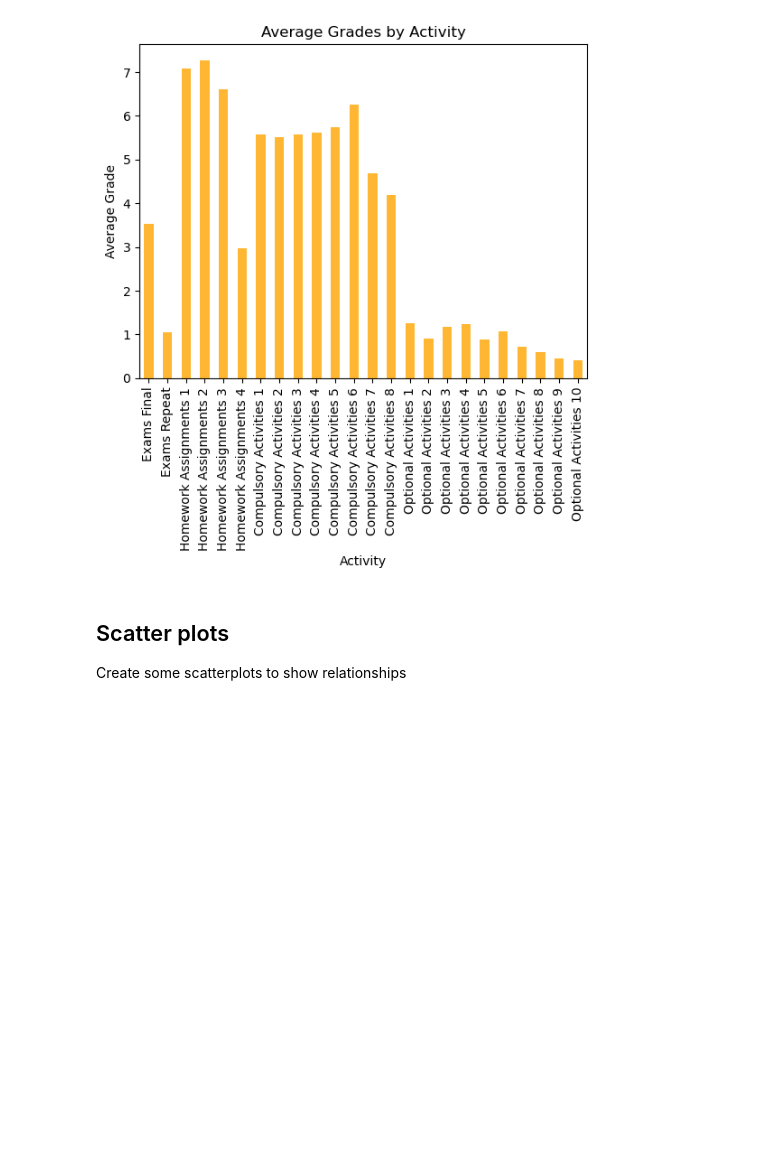
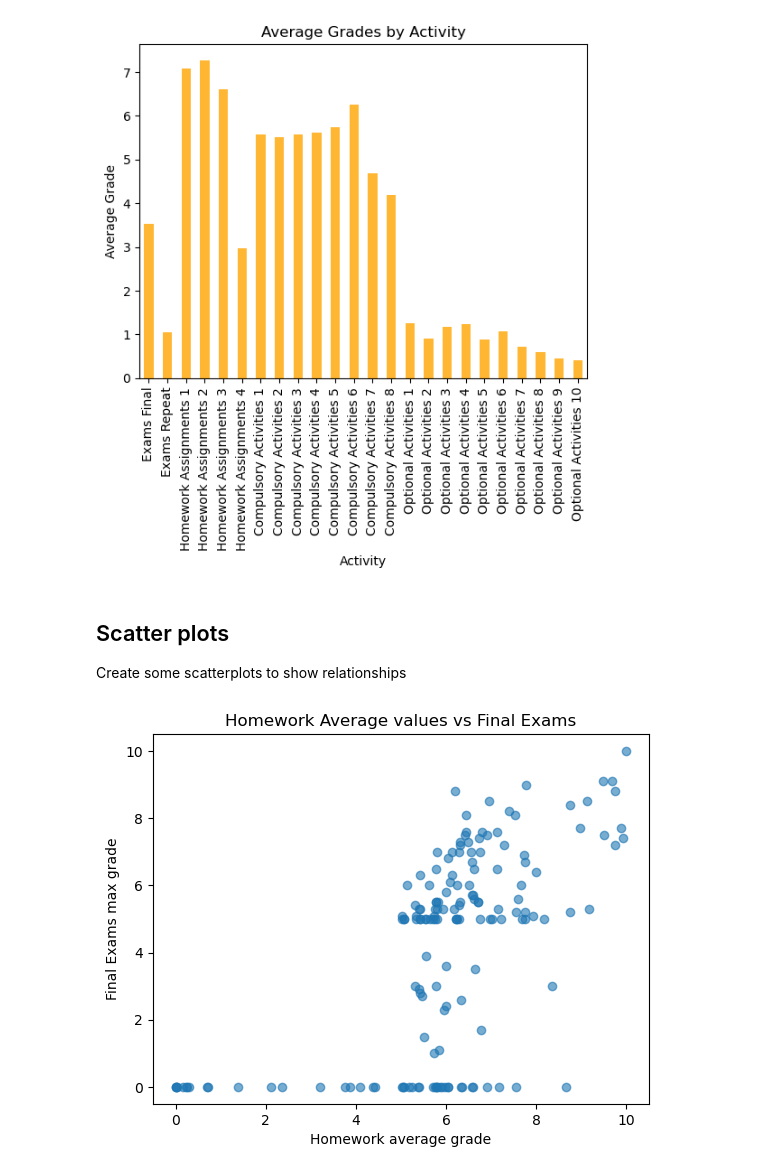
Before and after one commit to gzavlanis/Zavlanis-Project-Part3, a Jupyter notebook: Notebooks/dataset_summary.ipynb, the cells around one changed output. Saved outputs shown, nothing was run; the diff lists cells and outputs as text; code cells hidden in the pictures; blank space fills up the shorter version.

```diff
--- a/Notebooks/dataset_summary.ipynb
+++ b/Notebooks/dataset_summary.ipynb
@@ -98,8 +98,16 @@ plt.show()
 ## Scatter plots
 Create some scatterplots to show relationships
 # %%
-plt.scatter(data['Optional Activities'], data['Final'], alpha=0.6)
-plt.title('Optional Activities vs Final Grades')
-plt.xlabel('Optional Activities Grades')
-plt.ylabel('Final Grades')
+avg_data = data
+avg_data["Homework Avg"] = data[[f"Homework Assignments {i}" for i in range(1, 5)]].mean(axis = 1)
+avg_data["Compulsory Activities Avg"] = data[[f"Compulsory Activities {i}" for i in range(1, 9)]].mean(axis = 1)
+avg_data["Optional Activities Avg"] = data[[f"Optional Activities {i}" for i in range(1, 11)]].mean(axis = 1)
+avg_data['Final Exam'] = data[['Exams Final', 'Exams Repeat']].max(axis = 1)
+
+plt.scatter(avg_data['Homework Avg'], avg_data['Final Exam'], alpha = 0.6)
+plt.title('Homework Average values vs Final Exams')
+plt.xlabel('Homework average grade')
+plt.ylabel('Final Exams max grade')
 plt.show()
+# %% [output]
+[figure, added]
```
Also changed, not shown: parts of 2 cells of this notebook, 11 other files.
